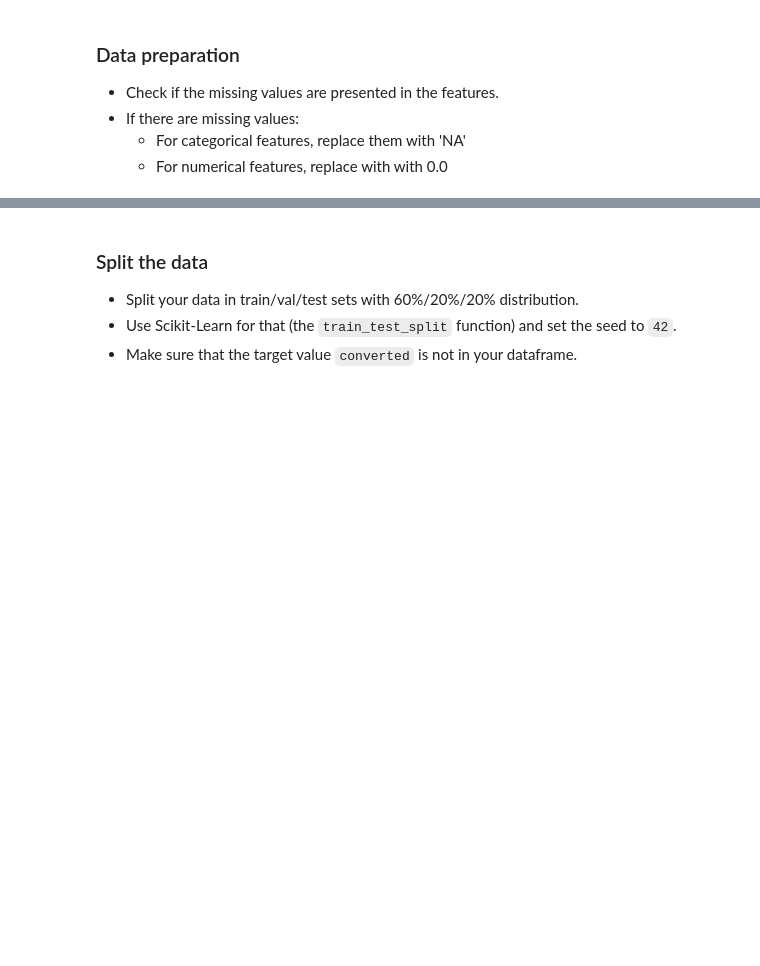
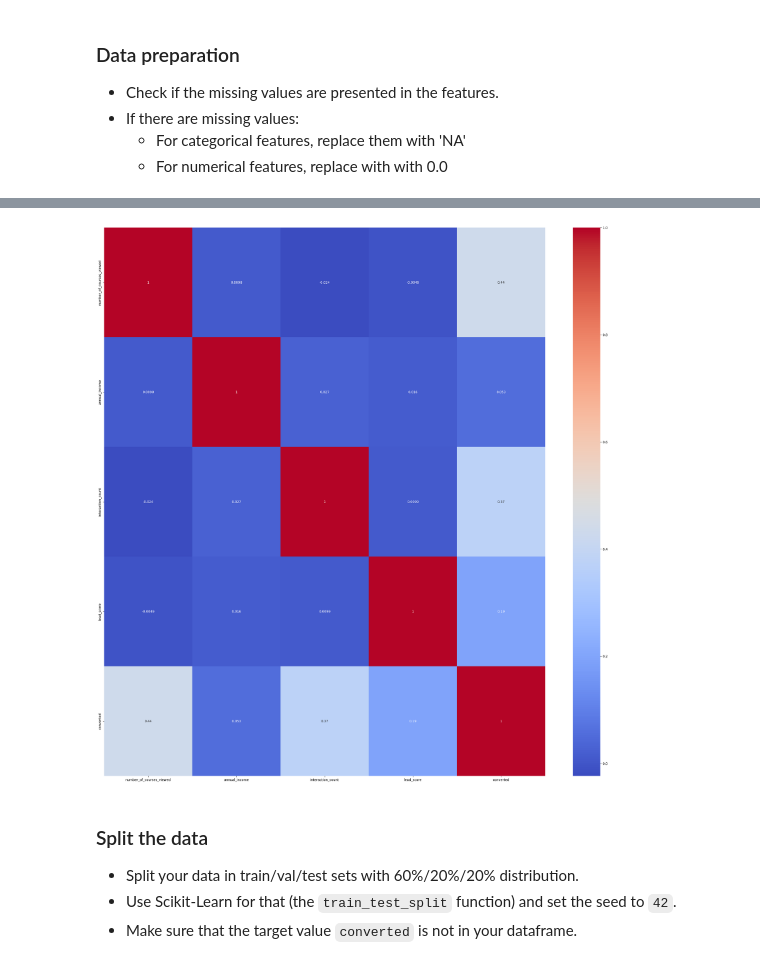
Before and after one commit to ShaniceWilliams/ml-zoomcamp, a Jupyter notebook: 03_Classification/03_Homework.ipynb, the cells around one changed output, grey strips where cells are left out. Drawn from its saved outputs; the diff is of its cells as text; code cells hidden in the pictures; blank space fills up the shorter version.

```diff
--- a/03_Classification/03_Homework.ipynb
+++ b/03_Classification/03_Homework.ipynb
@@ -22,0 +46,6 @@ In this dataset our desired target for classification task will be `converted` v
+# %%
+categorical_columns = list(df.dtypes[df.dtypes == 'object'].index)
+categorical_columns
+# %%
+for cat in categorical_columns:
+    df[cat] = df[cat].fillna('NA')
@@ -22,0 +65,3 @@ In this dataset our desired target for classification task will be `converted` v
+# %%
+numerical_columns = list(df.dtypes[df.dtypes != 'object'].index)
+numerical_columns
@@ -22,0 +74,3 @@ In this dataset our desired target for classification task will be `converted` v
+# %%
+for num in numerical_columns:
+    df[num] = df[num].fillna(0.0)
@@ -46,3 +147,10 @@ Only consider the pairs above when answering this question.
+# %%
+corr_matrix = df[numerical_columns].corr()
+plt.figure(figsize=(30, 30))
+sns.heatmap(corr_matrix, annot=True, cmap='coolwarm')
+plt.show()
+# %% [output]
+[figure, added]
 # %% [markdown]
 ### Split the data
 
```
Also changed, not shown: parts of 35 cells of this notebook, 2 other files.
